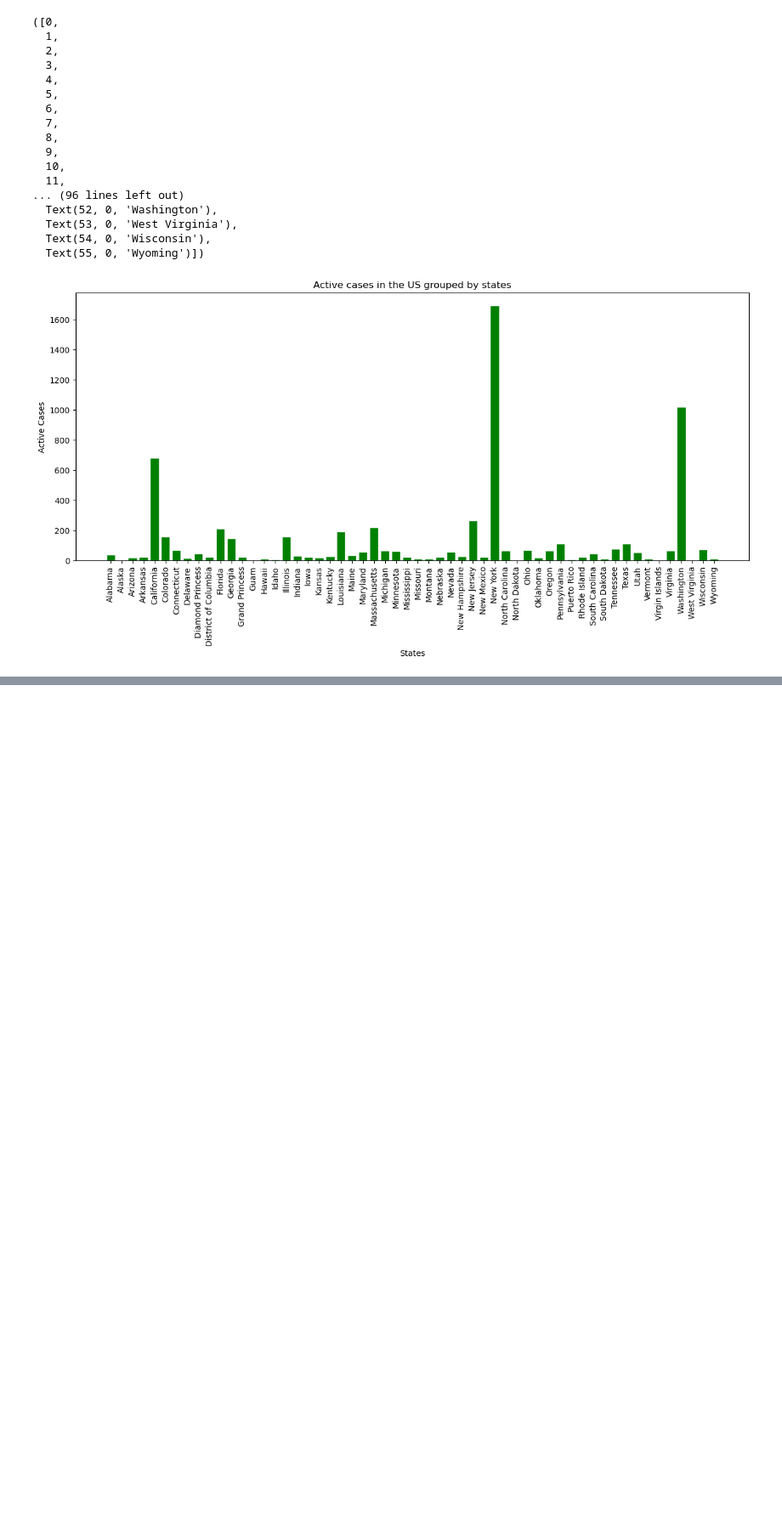
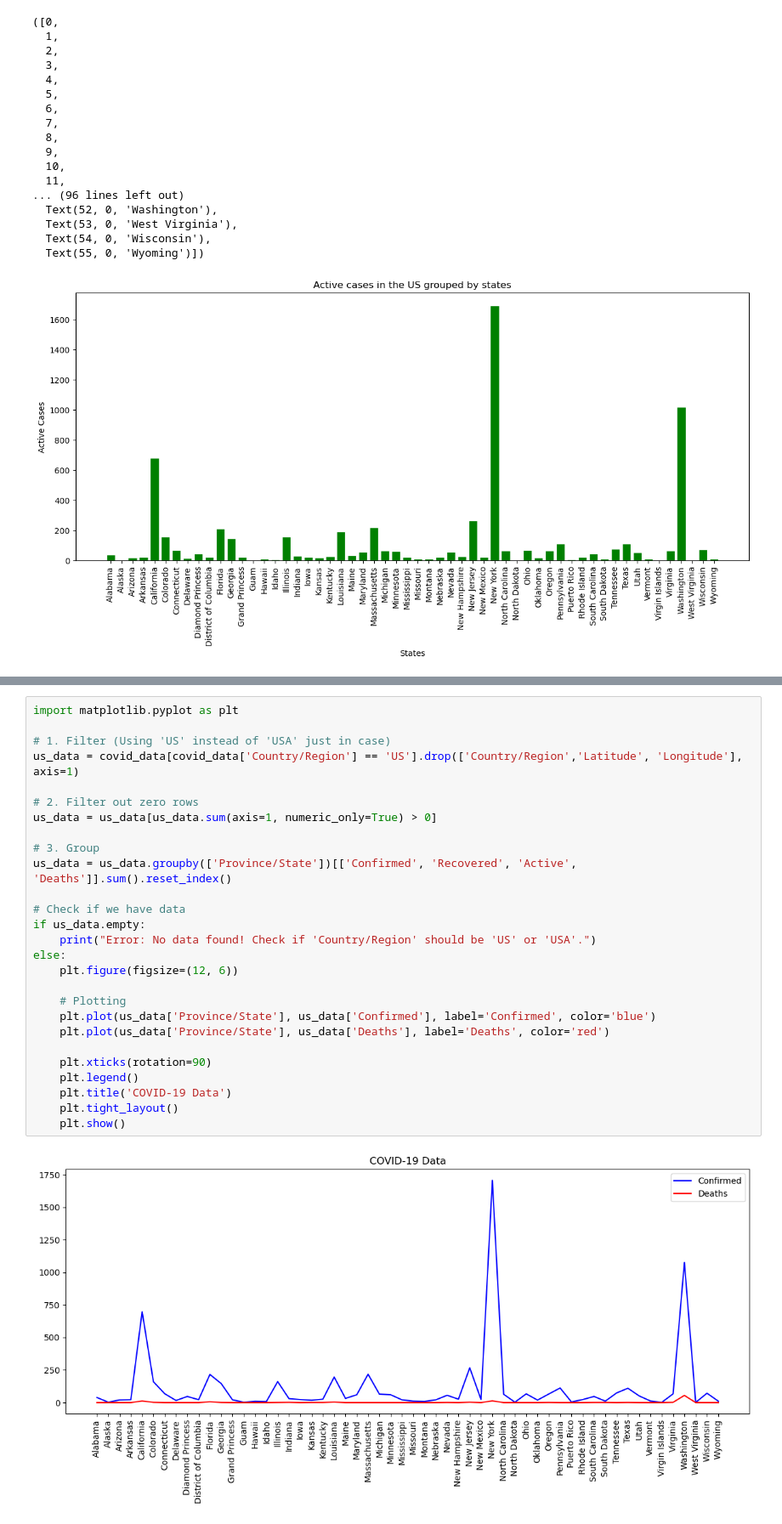
Before and after one commit to emmanuelakinmokun/COVID-19-practice-analysis-on-w3resource, a Jupyter notebook: practice.ipynb, the cells around one changed output, grey strips where cells are left out. Shown at 85% size. Drawn from its saved outputs; the diff is of its cells as text; blank space fills up the shorter version.

```diff
--- a/practice.ipynb
+++ b/practice.ipynb
@@ -366,0 +383,29 @@ plt.xticks(rotation = 90)
+# %%
+import matplotlib.pyplot as plt
+
+# 1. Filter (Using 'US' instead of 'USA' just in case)
+us_data = covid_data[covid_data['Country/Region'] == 'US'].drop(['Country/Region','Latitude', 'Longitude'], axis=1)
+
+# 2. Filter out zero rows
+us_data = us_data[us_data.sum(axis=1, numeric_only=True) > 0]
+
+# 3. Group
+us_data = us_data.groupby(['Province/State'])[['Confirmed', 'Recovered', 'Active', 'Deaths']].sum().reset_index()
+
+# Check if we have data
+if us_data.empty:
+    print("Error: No data found! Check if 'Country/Region' should be 'US' or 'USA'.")
+else:
+    plt.figure(figsize=(12, 6))
+
+    # Plotting
+    plt.plot(us_data['Province/State'], us_data['Confirmed'], label='Confirmed', color='blue')
+    plt.plot(us_data['Province/State'], us_data['Deaths'], label='Deaths', color='red')
+
+    plt.xticks(rotation=90)
+    plt.legend()
+    plt.title('COVID-19 Data')
+    plt.tight_layout()
+    plt.show()
+# %% [output]
+[figure, added]
```
Also changed, not shown: parts of 1 cell of this notebook.
